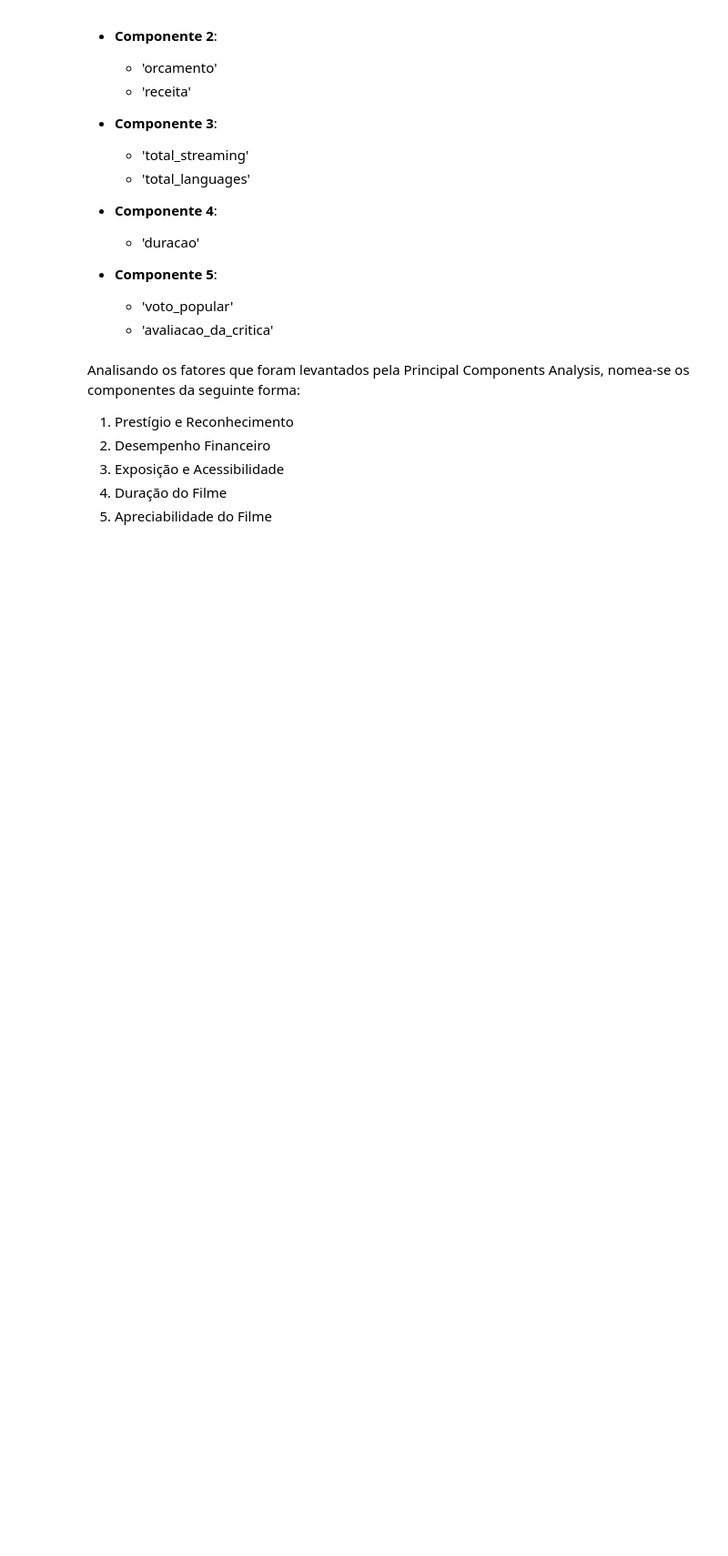
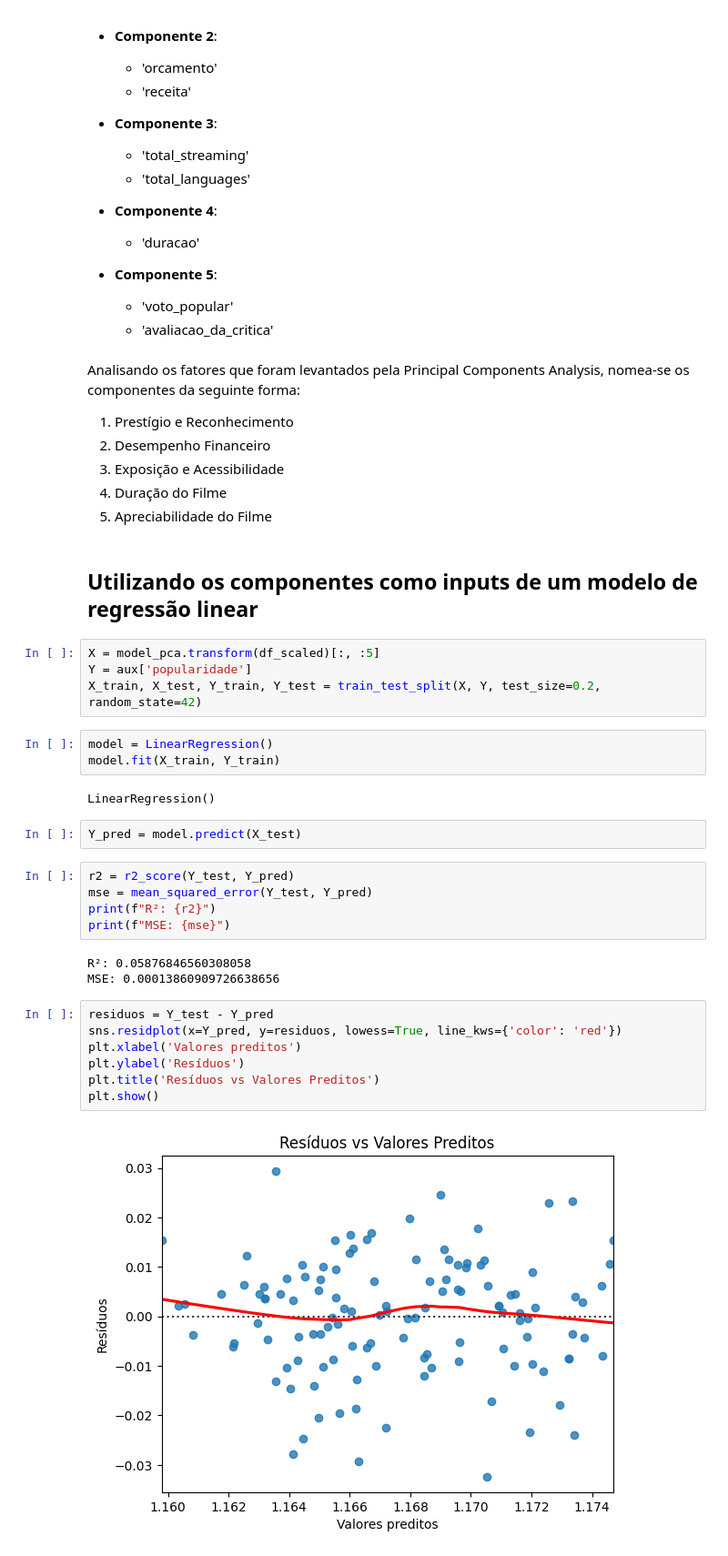
Before and after one commit to Marcos-Med/MQAM, a Jupyter notebook: T4/PCA.ipynb, the cells around one changed output. Shown at 91% size. Drawn from its saved outputs; the diff is of its cells as text; blank space fills up the shorter version.

Commit message:
linear

```diff
--- a/T4/PCA.ipynb
+++ b/T4/PCA.ipynb
@@ -249,3 +252,33 @@ Cargas fatoriais dos componentes rotacionados:
 3. Exposição e Acessibilidade
 4. Duração do Filme
 5. Apreciabilidade do Filme
+# %% [markdown]
+## Utilizando os componentes como inputs de um modelo de regressão linear
+# %%
+X = model_pca.transform(df_scaled)[:, :5]
+Y = aux['popularidade']
+X_train, X_test, Y_train, Y_test = train_test_split(X, Y, test_size=0.2, random_state=42)
+# %%
+model = LinearRegression()
+model.fit(X_train, Y_train)
+# %% [output]
+LinearRegression()
+# %%
+Y_pred = model.predict(X_test)
+# %%
+r2 = r2_score(Y_test, Y_pred)
+mse = mean_squared_error(Y_test, Y_pred)
+print(f"R²: {r2}")
+print(f"MSE: {mse}")
+# %% [output]
+R²: 0.05876846560308058
+MSE: 0.00013860909726638656
+# %%
+residuos = Y_test - Y_pred
+sns.residplot(x=Y_pred, y=residuos, lowess=True, line_kws={'color': 'red'})
+plt.xlabel('Valores preditos')
+plt.ylabel('Resíduos')
+plt.title('Resíduos vs Valores Preditos')
+plt.show()
+# %% [output]
+[figure, added]
```
Also changed, not shown: parts of 4 cells of this notebook.
